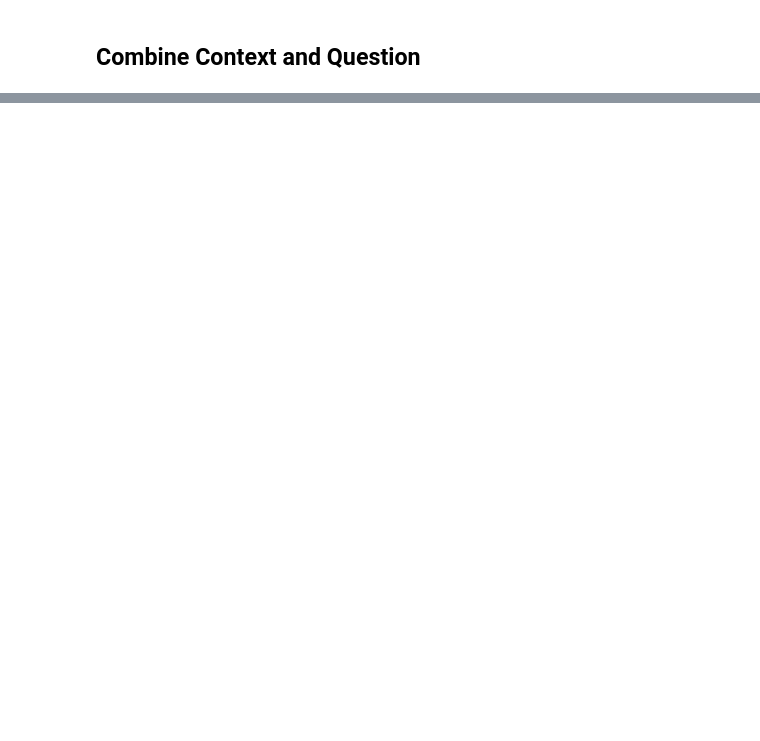
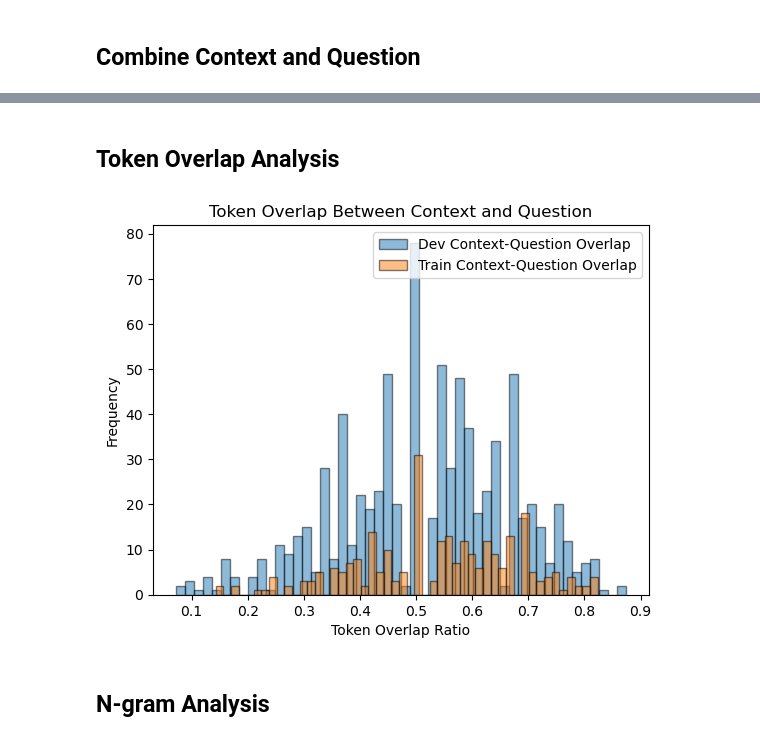
Before and after one commit to achakraborty2024/AAI_520_-Chatbot_Project, a Jupyter notebook: Stanford Question Answering Chatbot.ipynb, the cells around one changed output, grey strips where cells are left out. Cells and saved outputs as stored; diff of their text form; code cells hidden in the pictures; blank space fills up the shorter version.

```diff
--- a/Stanford Question Answering Chatbot.ipynb
+++ b/Stanford Question Answering Chatbot.ipynb
@@ -157,0 +197,24 @@ df_train['target_text'] = df_train['answer_text']
+# %% [markdown]
+## Token Overlap Analysis
+# %%
+# Token Overlap Analysis
+def calculate_overlap(context, question):
+    context_tokens = set(tokenizer.tokenize(context))
+    question_tokens = set(tokenizer.tokenize(question))
+    return len(context_tokens.intersection(question_tokens)) / len(question_tokens)
+
+df_train['context_question_overlap'] = df_train.apply(lambda row: calculate_overlap(row['context'], row['question']), axis=1)
+df_dev['context_question_overlap'] = df_dev.apply(lambda row: calculate_overlap(row['context'], row['question']), axis=1)
+
+# Plotting token overlap distribution
+plt.hist(df_dev['context_question_overlap'], bins=50, alpha=0.5, label='Dev Context-Question Overlap', edgecolor='black')
+plt.hist(df_train['context_question_overlap'], bins=50, alpha=0.5, label='Train Context-Question Overlap', edgecolor='black')
+plt.xlabel('Token Overlap Ratio')
+plt.ylabel('Frequency')
+plt.title('Token Overlap Between Context and Question')
+plt.legend()
+plt.show()
+# %% [output]
+[figure, added]
+# %% [markdown]
+## N-gram Analysis
```
Also changed, not shown: parts of 21 cells of this notebook.
